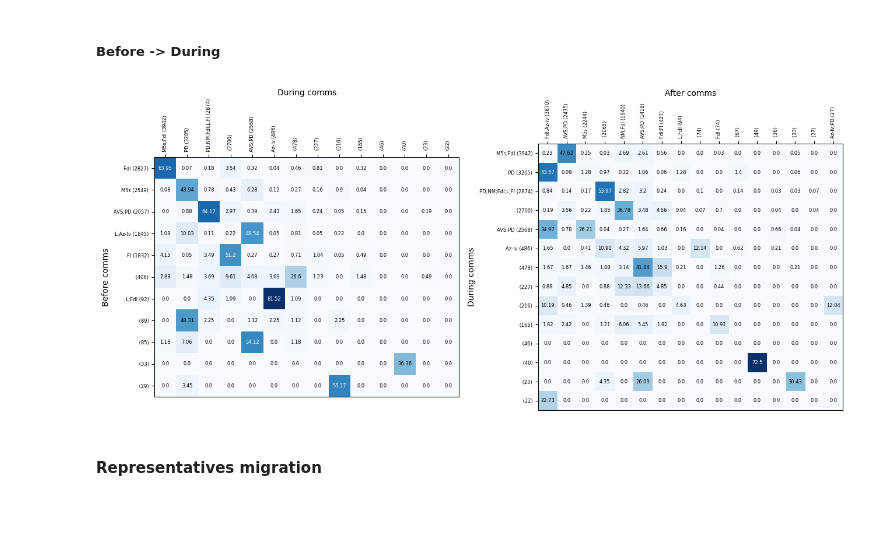
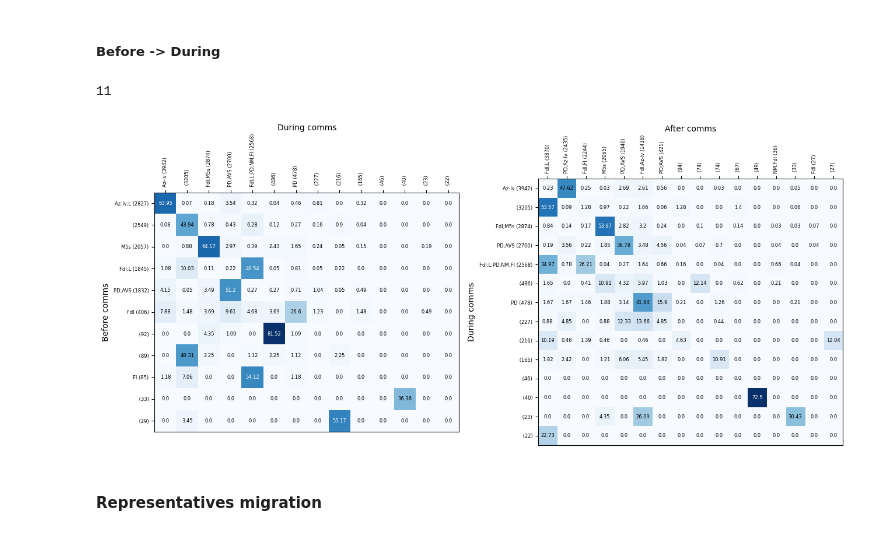
Before and after one commit to ariannap13/hidden-swing-voters, a Jupyter notebook: src/SNAM/community_detection/community_evolution.ipynb, the cells around one changed output. Cells and saved outputs as stored; diff of their text form; code cells hidden in the pictures.

Commit message:
community analysis - revised

```diff
--- a/src/SNAM/community_detection/community_evolution.ipynb
+++ b/src/SNAM/community_detection/community_evolution.ipynb
@@ -70 +104,5 @@ for i, comm1 in enumerate(before_top_comms):
+# %%
+for i in range(0, len(sorted_before_comms_data)):
+    for j in range(0, len(sorted_during_comms_data)):
+        before_during_migration[i][j] = find_overlap(sorted_before_comms_data[i][1], sorted_during_comms_data[j][1], normalized=True)
 # %%
@@ -74,3 +112,7 @@ for i, comm1 in enumerate(during_top_comms):
+# %%
+for i in range(0, len(sorted_during_comms_data)):
+    for j in range(0, len(sorted_after_comms_data)):
+        during_after_migration[i][j] = find_overlap(sorted_during_comms_data[i][1], sorted_after_comms_data[j][1], normalized=True)
 # %%
 def get_label(comm_comp):
     parties = list(set(comm_comp))
@@ -81,3 +123,11 @@ def get_label(comm_comp):
 def expand_label_with_size(label, comm):
     size = ' (' + str(len(comm)) + ')'
     return label+size
+# %%
+before_labels = [get_label(sorted_before_comms_data[comm_id][2]) for comm_id in range(0, len(sorted_before_comms_data))]
+during_labels = [get_label(sorted_during_comms_data[comm_id][2]) for comm_id in range(0, len(sorted_during_comms_data))]
+after_labels = [get_label(sorted_after_comms_data[comm_id][2]) for comm_id in range(0, len(sorted_after_comms_data))]
+
+before_labels_size = [expand_label_with_size(before_labels[comm_id], sorted_before_comms_data[comm_id][1]) for comm_id in range(0, len(sorted_before_comms_data))]
+during_labels_size = [expand_label_with_size(during_labels[comm_id], sorted_during_comms_data[comm_id][1]) for comm_id in range(0, len(sorted_during_comms_data))]
+after_labels_size = [expand_label_with_size(after_labels[comm_id], sorted_after_comms_data[comm_id][1]) for comm_id in range(0, len(sorted_after_comms_data))]
@@ -84,11 +142,15 @@ def expand_label_with_size(label, comm):
 # %%
-before_labels = [get_label(before_community_composition[i]) for i in range(0, len(before_community_composition))]
-during_labels = [get_label(during_community_composition[i]) for i in range(0, len(during_community_composition))]
-after_labels = [get_label(after_community_composition[i]) for i in range(0, len(after_community_composition))]
+# before_labels = [get_label(before_community_composition[i]) for i in range(0, len(before_community_composition))]
+# during_labels = [get_label(during_community_composition[i]) for i in range(0, len(during_community_composition))]
+# after_labels = [get_label(after_community_composition[i]) for i in range(0, len(after_community_composition))]
 
-before_labels_size = [expand_label_with_size(before_labels[i], before_top_comms[i]) for i in range(0, len(before_top_comms))]
-during_labels_size = [expand_label_with_size(during_labels[i], during_top_comms[i]) for i in range(0, len(during_top_comms))]
-after_labels_size = [expand_label_with_size(after_labels[i], after_top_comms[i]) for i in range(0, len(after_top_comms))]
+# before_labels_size = [expand_label_with_size(before_labels[i], before_top_comms[i]) for i in range(0, len(before_top_comms))]
+# during_labels_size = [expand_label_with_size(during_labels[i], during_top_comms[i]) for i in range(0, len(during_top_comms))]
+# after_labels_size = [expand_label_with_size(after_labels[i], after_top_comms[i]) for i in range(0, len(after_top_comms))]
+# %%
+len(before_labels_size)
+# %% [output]
+11
 # %%
 # plot a heatmap of the migration matrix
 fig, ax = plt.subplots(1, 2, figsize=(13, 13))
@@ -98,42 +160,42 @@ text_colors = {True: 'white', False: 'black'}
 im = ax[0].imshow(before_during_migration, cmap='Blues')
 im = ax[1].imshow(during_after_migration, cmap='Blues')
 
 # y-labels
 ax[0].xaxis.set_label_position('top')
 ax[0].set_ylabel('Before comms')
 ax[0].set_xlabel('During comms')
 
 ax[1].xaxis.set_label_position('top')
 ax[1].set_ylabel('During comms')
 ax[1].set_xlabel('After comms')
 
 # Loop over data dimensions and create text annotations.
-for i in range(len(before_top_comms)):
-    for j in range(len(during_top_comms)):
+for i in range(0, len(sorted_before_comms_data)):
+    for j in range(0, len(sorted_during_comms_data)):
         val = round(before_during_migration[i, j] * 100, 2)
         text = ax[0].text(j, i, val, ha="center", va="center", size=6, color=text_colors[val > 49])
 
-for i in range(len(during_top_comms)):
-    for j in range(len(after_top_comms)):
+for i in range(0, len(sorted_during_comms_data)):
+    for j in range(0, len(sorted_after_comms_data)):
         val1 = round(during_after_migration[i, j] * 100, 2)
         text = ax[1].text(j, i, val1, ha="center", va="center", size=6, color=text_colors[val1 > 49])
 
 # We want to show all ticks...
 ax[0].xaxis.tick_top()
-ax[0].set_xticks(np.arange(len(during_top_comms)));
-ax[0].set_yticks(np.arange(len(before_top_comms)));
+ax[0].set_xticks(np.arange(len(sorted_during_comms_data)));
+ax[0].set_yticks(np.arange(len(sorted_before_comms_data)));
 ax[0].set_xticklabels(during_labels_size, rotation=90, size=6)
 ax[0].set_yticklabels(before_labels_size, size=6)
 
 ax[1].xaxis.tick_top()
-ax[1].set_yticks(np.arange(len(during_top_comms)));
-ax[1].set_xticks(np.arange(len(after_top_comms)));
+ax[1].set_yticks(np.arange(len(sorted_during_comms_data)));
+ax[1].set_xticks(np.arange(len(sorted_after_comms_data)));
 ax[1].set_xticklabels(after_labels_size, rotation=90, size=6)
 ax[1].set_yticklabels(during_labels_size, size=6)
 
 fig.tight_layout()
 # %% [output]
-[figure, old version]
+[figure, new version]
 # %% [markdown]
 #### Representatives migration
 # %% [markdown]
```
Also changed, not shown: parts of 23 cells of this notebook, 1 other file.
